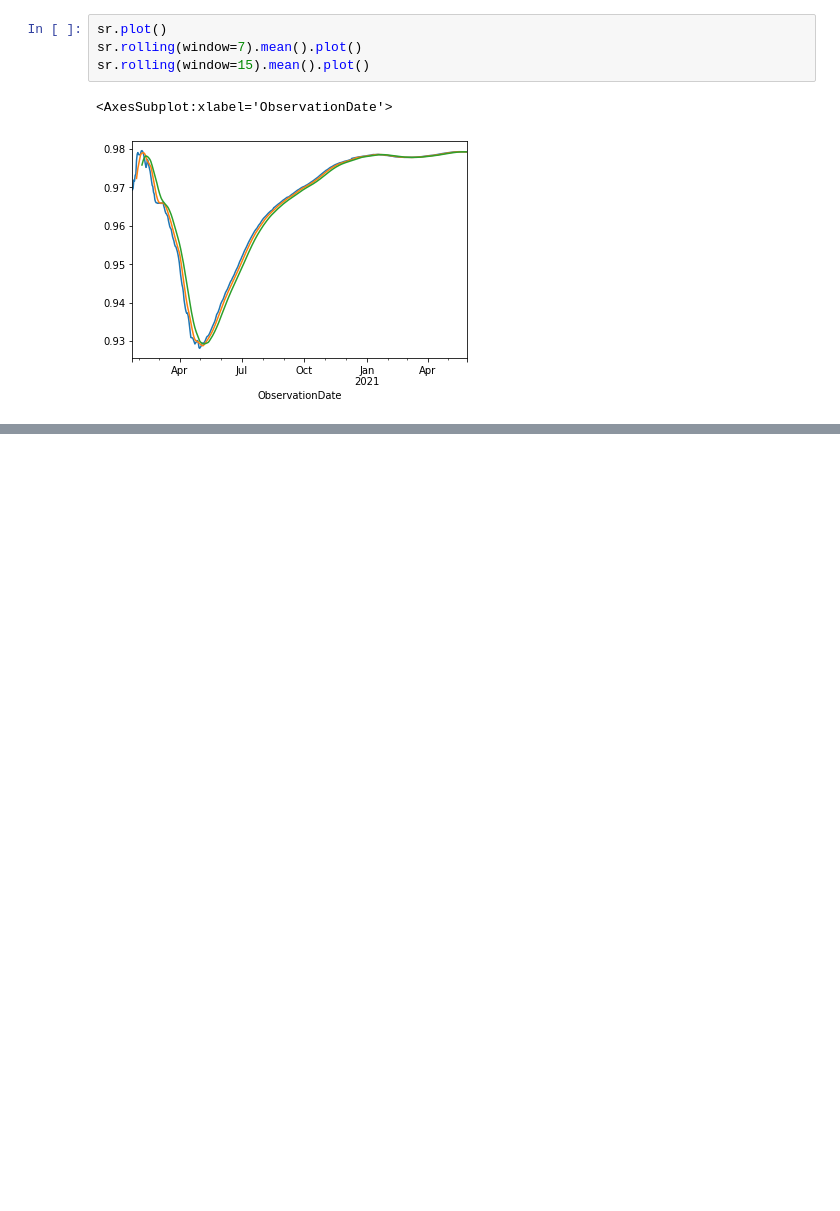
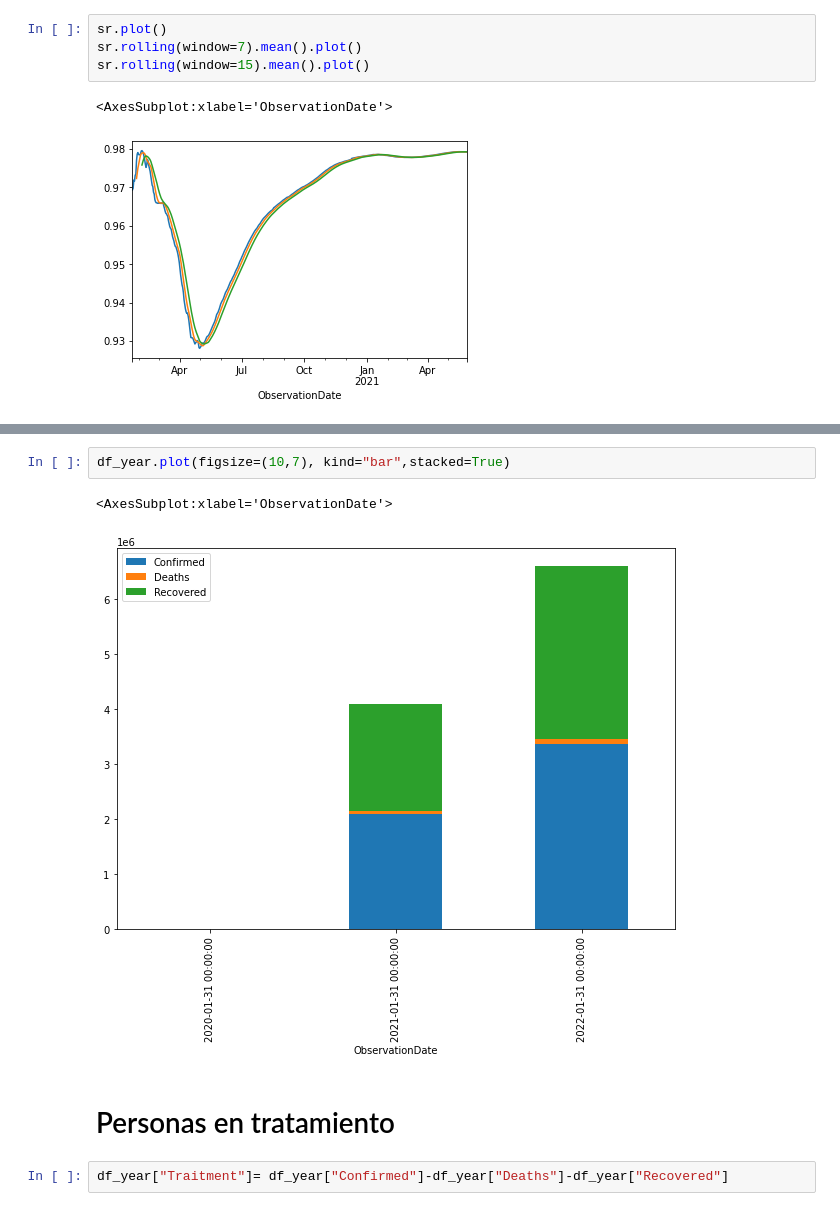
Before and after one commit to dalejandroramirez/Manipulacion_analisis_datos, a Jupyter notebook: serie_timpo.ipynb, the cells around one changed output, grey strips where cells are left out. Saved outputs shown, nothing was run; the diff lists cells and outputs as text; blank space fills up the shorter version.

```diff
--- a/serie_timpo.ipynb
+++ b/serie_timpo.ipynb
@@ -227,0 +282,9 @@ sr.rolling(window=15).mean().plot()
+# %%
+df_year.plot(figsize=(10,7), kind="bar",stacked=True)
+# %% [output]
+<AxesSubplot:xlabel='ObservationDate'>
+[figure, added]
+# %% [markdown]
+# Personas en tratamiento
+# %%
+df_year["Traitment"]= df_year["Confirmed"]-df_year["Deaths"]-df_year["Recovered"]
```
Also changed, not shown: parts of 16 cells of this notebook, 2 other files.
